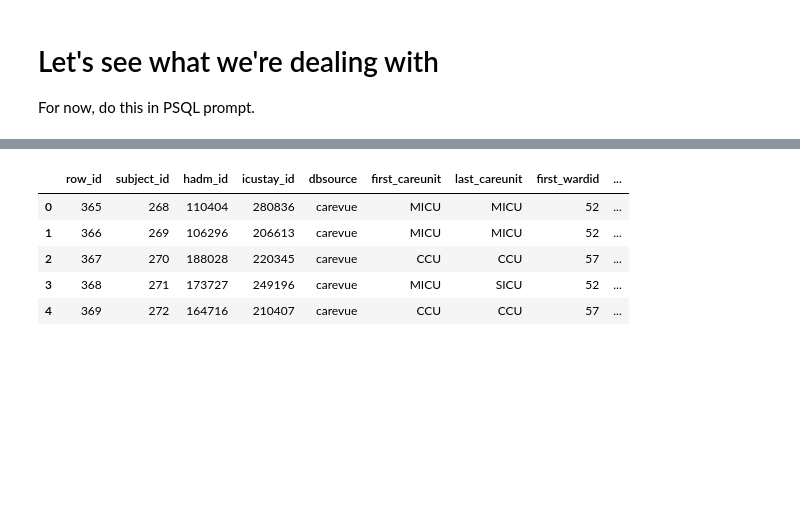
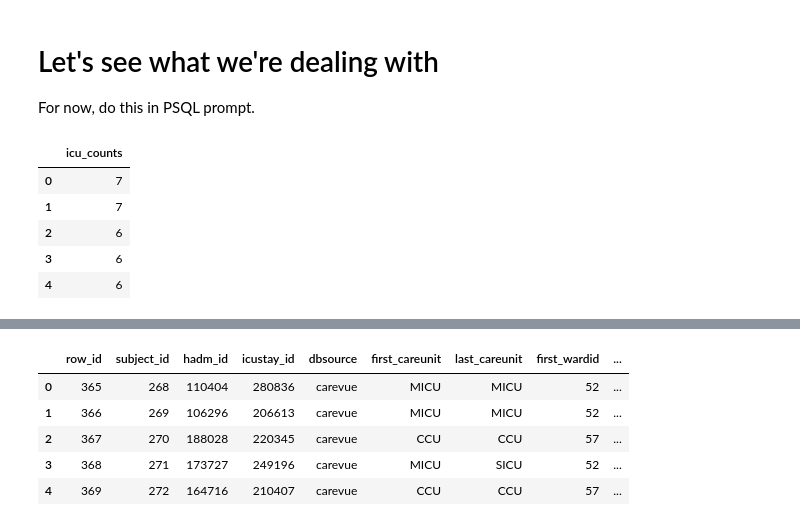
Before and after one commit to johntiger1/multimodal_fairness, a Jupyter notebook: MIMIC-Data-Explore.ipynb, the cells around one changed output, grey strips where cells are left out. Saved outputs shown, nothing was run; the diff lists cells and outputs as text; code cells hidden in the pictures; blank space fills up the shorter version.

```diff
--- a/MIMIC-Data-Explore.ipynb
+++ b/MIMIC-Data-Explore.ipynb
@@ -24,3 +24,19 @@ con = psycopg2.connect(dbname=dbname, user=user, password=password, host=host)
 # %% [markdown]
 # Let's see what we're dealing with
 For now, do this in PSQL prompt.
+# %%
+query = query_schema + """
+SELECT count(icustay_id) as icu_counts
+FROM icustays
+group by hadm_id
+ORDER BY icu_counts DESC
+"""
+df = pd.read_sql_query(query, con)
+df.head()
+# %% [output]
+|  | icu_counts |
+| 0 | 7 |
+| 1 | 7 |
+| 2 | 6 |
+| 3 | 6 |
+| 4 | 6 |
```
Also changed, not shown: parts of 5 cells of this notebook.
